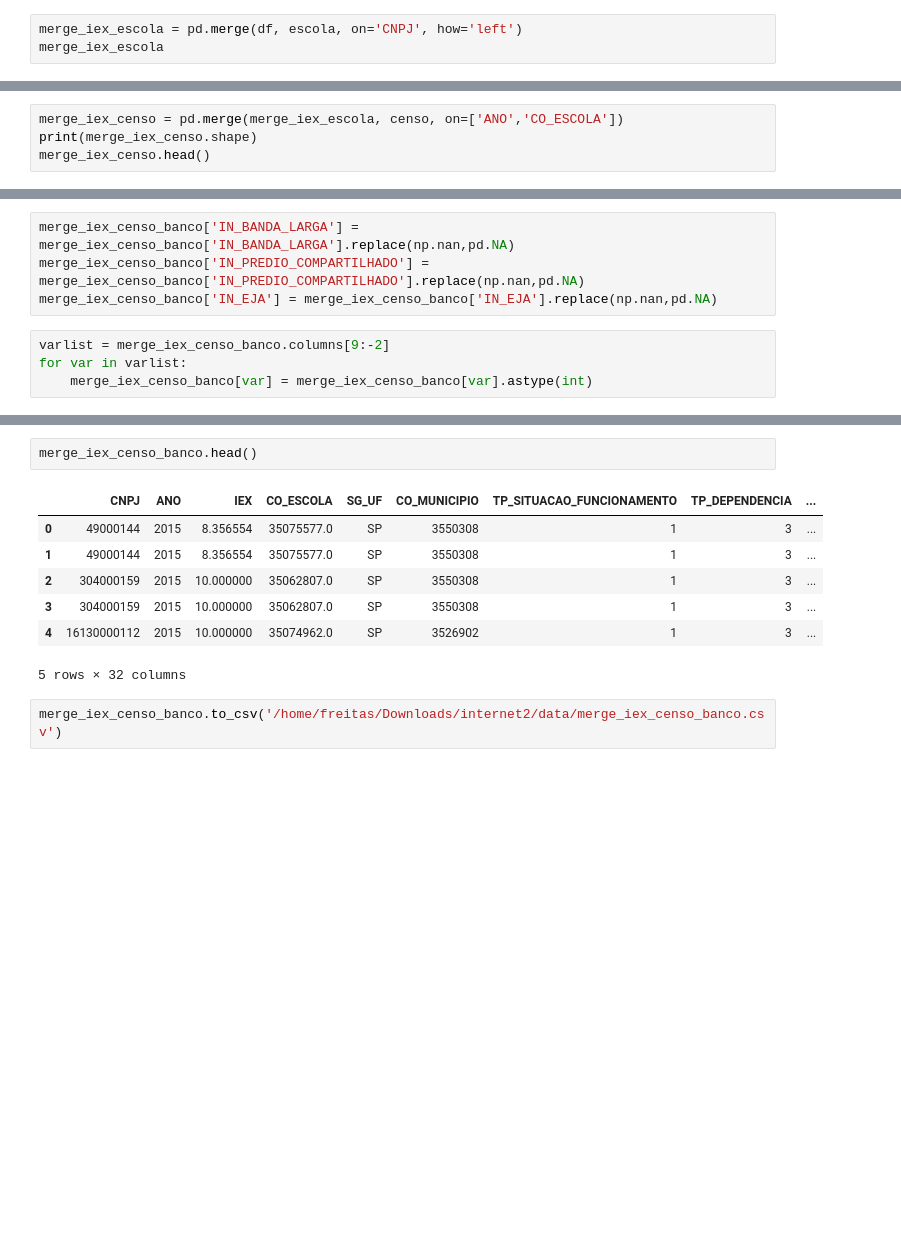
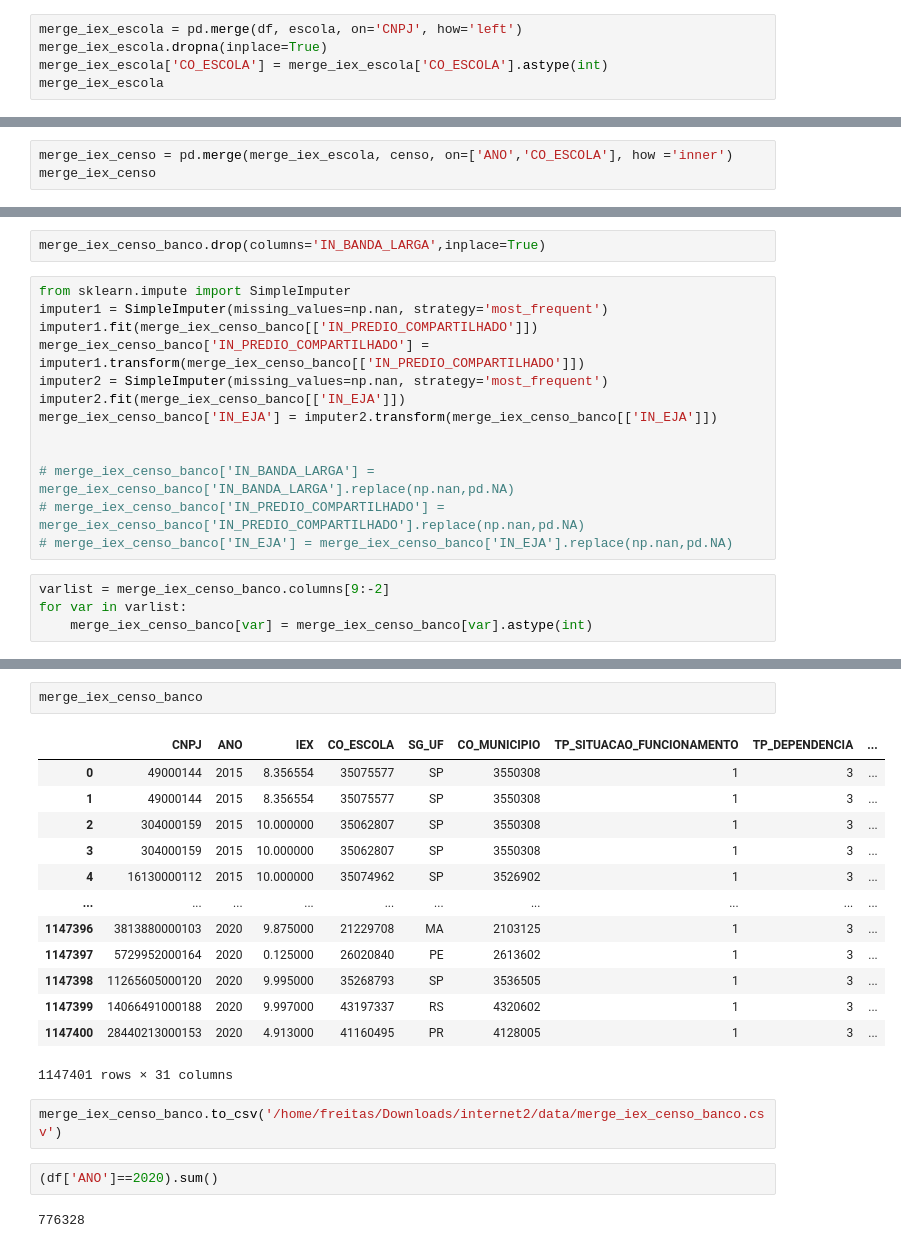
Before and after one commit to Fernandateireis/pol_edu, a Jupyter notebook: notebooks/pre-processing-merge.ipynb, the cells around one changed output, grey strips where cells are left out. Drawn from its saved outputs; the diff is of its cells as text; blank space fills up the shorter version.

```diff
--- a/notebooks/pre-processing-merge.ipynb
+++ b/notebooks/pre-processing-merge.ipynb
@@ -127,5 +138,7 @@ escola.head()
 # %%
 merge_iex_escola = pd.merge(df, escola, on='CNPJ', how='left')
+merge_iex_escola.dropna(inplace=True)
+merge_iex_escola['CO_ESCOLA'] = merge_iex_escola['CO_ESCOLA'].astype(int)
 merge_iex_escola
 # %% [output]
 |  | CNPJ | ANO | IEX | CO_ESCOLA |
@@ -171,7 +191,6 @@ censo.head()
 | 149747 | 2015 | RO | 11024593 | 1100015 | 1 | 3 | 2 | ... |
 5 rows × 28 columns
 # %%
-merge_iex_censo = pd.merge(merge_iex_escola, censo, on=['ANO','CO_ESCOLA'])
-print(merge_iex_censo.shape)
-merge_iex_censo.head()
+merge_iex_censo = pd.merge(merge_iex_escola, censo, on=['ANO','CO_ESCOLA'], how ='inner')
+merge_iex_censo
 # %% [output]
@@ -293,10 +324,21 @@ IN_EJA                     54
 possui_agencia_BB           0
 POP                         0
 dtype: int64
+# %%
+merge_iex_censo_banco.drop(columns='IN_BANDA_LARGA',inplace=True)
 # %%
-merge_iex_censo_banco['IN_BANDA_LARGA'] = merge_iex_censo_banco['IN_BANDA_LARGA'].replace(np.nan,pd.NA)
-merge_iex_censo_banco['IN_PREDIO_COMPARTILHADO'] = merge_iex_censo_banco['IN_PREDIO_COMPARTILHADO'].replace(np.nan,pd.NA)
-merge_iex_censo_banco['IN_EJA'] = merge_iex_censo_banco['IN_EJA'].replace(np.nan,pd.NA)
+from sklearn.impute import SimpleImputer
+imputer1 = SimpleImputer(missing_values=np.nan, strategy='most_frequent')
+imputer1.fit(merge_iex_censo_banco[['IN_PREDIO_COMPARTILHADO']])
+merge_iex_censo_banco['IN_PREDIO_COMPARTILHADO'] = imputer1.transform(merge_iex_censo_banco[['IN_PREDIO_COMPARTILHADO']])
+imputer2 = SimpleImputer(missing_values=np.nan, strategy='most_frequent')
+imputer2.fit(merge_iex_censo_banco[['IN_EJA']])
+merge_iex_censo_banco['IN_EJA'] = imputer2.transform(merge_iex_censo_banco[['IN_EJA']])
+
+
+# merge_iex_censo_banco['IN_BANDA_LARGA'] = merge_iex_censo_banco['IN_BANDA_LARGA'].replace(np.nan,pd.NA)
+# merge_iex_censo_banco['IN_PREDIO_COMPARTILHADO'] = merge_iex_censo_banco['IN_PREDIO_COMPARTILHADO'].replace(np.nan,pd.NA)
+# merge_iex_censo_banco['IN_EJA'] = merge_iex_censo_banco['IN_EJA'].replace(np.nan,pd.NA)
 # %%
 varlist = merge_iex_censo_banco.columns[9:-2]
 for var in varlist:
@@ -325,14 +378,24 @@ possui_agencia_BB               int64
 POP                             int64
 dtype: object
 # %%
-merge_iex_censo_banco.head()
+merge_iex_censo_banco
 # %% [output]
 |  | CNPJ | ANO | IEX | CO_ESCOLA | SG_UF | CO_MUNICIPIO | TP_SITUACAO_FUNCIONAMENTO | TP_DEPENDENCIA | ... |
-| 0 | 49000144 | 2015 | 8.356554 | 35075577.0 | SP | 3550308 | 1 | 3 | ... |
-| 1 | 49000144 | 2015 | 8.356554 | 35075577.0 | SP | 3550308 | 1 | 3 | ... |
-| 2 | 304000159 | 2015 | 10.000000 | 35062807.0 | SP | 3550308 | 1 | 3 | ... |
-| 3 | 304000159 | 2015 | 10.000000 | 35062807.0 | SP | 3550308 | 1 | 3 | ... |
-| 4 | 16130000112 | 2015 | 10.000000 | 35074962.0 | SP | 3526902 | 1 | 3 | ... |
+| 0 | 49000144 | 2015 | 8.356554 | 35075577 | SP | 3550308 | 1 | 3 | ... |
+| 1 | 49000144 | 2015 | 8.356554 | 35075577 | SP | 3550308 | 1 | 3 | ... |
+| 2 | 304000159 | 2015 | 10.000000 | 35062807 | SP | 3550308 | 1 | 3 | ... |
+| 3 | 304000159 | 2015 | 10.000000 | 35062807 | SP | 3550308 | 1 | 3 | ... |
+| 4 | 16130000112 | 2015 | 10.000000 | 35074962 | SP | 3526902 | 1 | 3 | ... |
+| ... | ... | ... | ... | ... | ... | ... | ... | ... | ... |
+| 1147396 | 3813880000103 | 2020 | 9.875000 | 21229708 | MA | 2103125 | 1 | 3 | ... |
+| 1147397 | 5729952000164 | 2020 | 0.125000 | 26020840 | PE | 2613602 | 1 | 3 | ... |
+| 1147398 | 11265605000120 | 2020 | 9.995000 | 35268793 | SP | 3536505 | 1 | 3 | ... |
+| 1147399 | 14066491000188 | 2020 | 9.997000 | 43197337 | RS | 4320602 | 1 | 3 | ... |
+| 1147400 | 28440213000153 | 2020 | 4.913000 | 41160495 | PR | 4128005 | 1 | 3 | ... |
-5 rows × 32 columns
+1147401 rows × 31 columns
 # %%
 merge_iex_censo_banco.to_csv('/home/freitas/Downloads/internet2/data/merge_iex_censo_banco.csv')
+# %%
+(df['ANO']==2020).sum()
+# %% [output]
+776328
```
Also changed, not shown: parts of 10 cells of this notebook.
